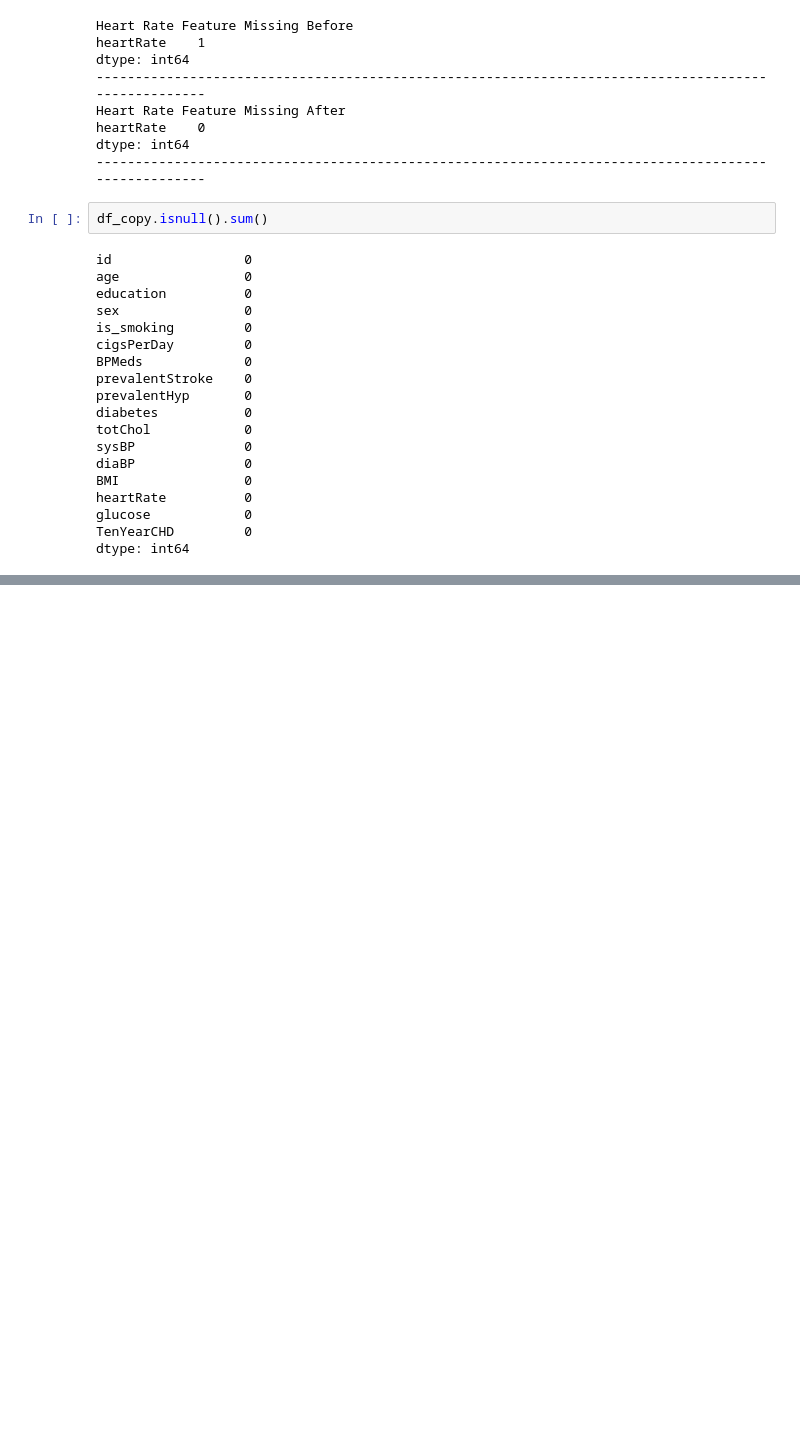
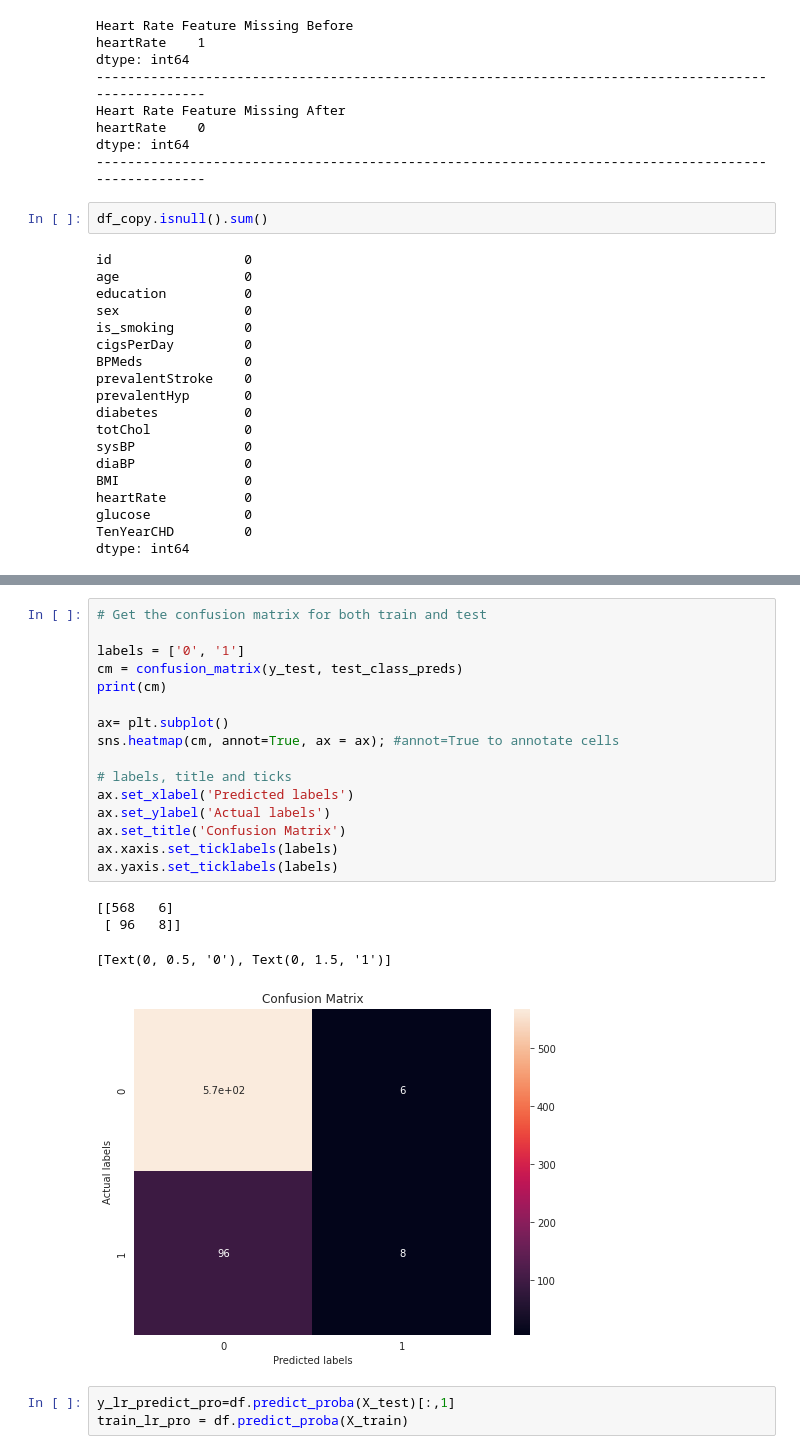
Before and after one commit to Kunaltembhare003/Cardiovascular-heart-diseases, a Jupyter notebook: Cardiovascular_heart_diseases.ipynb, the cells around one changed output, grey strips where cells are left out. Saved outputs shown, nothing was run; the diff lists cells and outputs as text; blank space fills up the shorter version.

```diff
--- a/Cardiovascular_heart_diseases.ipynb
+++ b/Cardiovascular_heart_diseases.ipynb
@@ -844,0 +1057,24 @@ dtype: int64
+# %%
+# Get the confusion matrix for both train and test
+
+labels = ['0', '1']
+cm = confusion_matrix(y_test, test_class_preds)
+print(cm)
+
+ax= plt.subplot()
+sns.heatmap(cm, annot=True, ax = ax); #annot=True to annotate cells
+
+# labels, title and ticks
+ax.set_xlabel('Predicted labels')
+ax.set_ylabel('Actual labels')
+ax.set_title('Confusion Matrix')
+ax.xaxis.set_ticklabels(labels)
+ax.yaxis.set_ticklabels(labels)
+# %% [output]
+[[568   6]
+ [ 96   8]]
+[Text(0, 0.5, '0'), Text(0, 1.5, '1')]
+[figure, added]
+# %%
+y_lr_predict_pro=df.predict_proba(X_test)[:,1]
+train_lr_pro = df.predict_proba(X_train)
```
Also changed, not shown: parts of 66 cells of this notebook.
